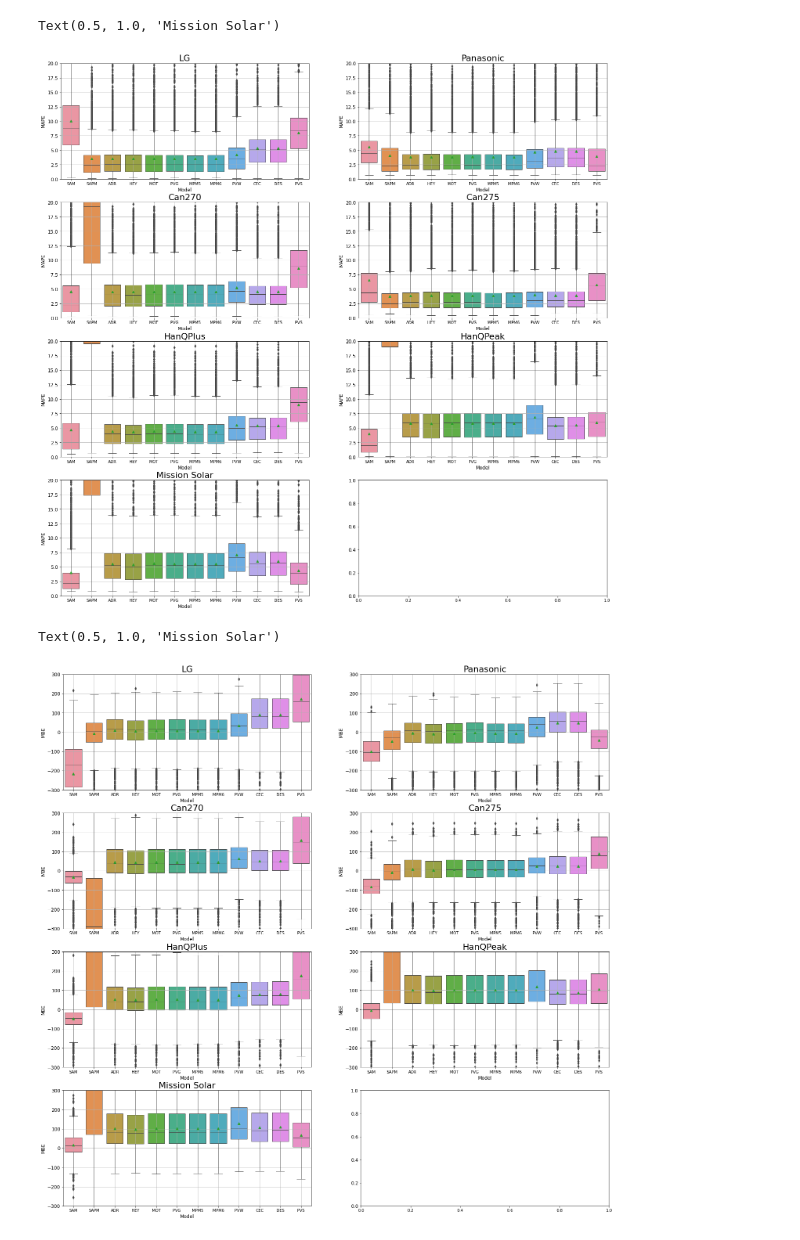
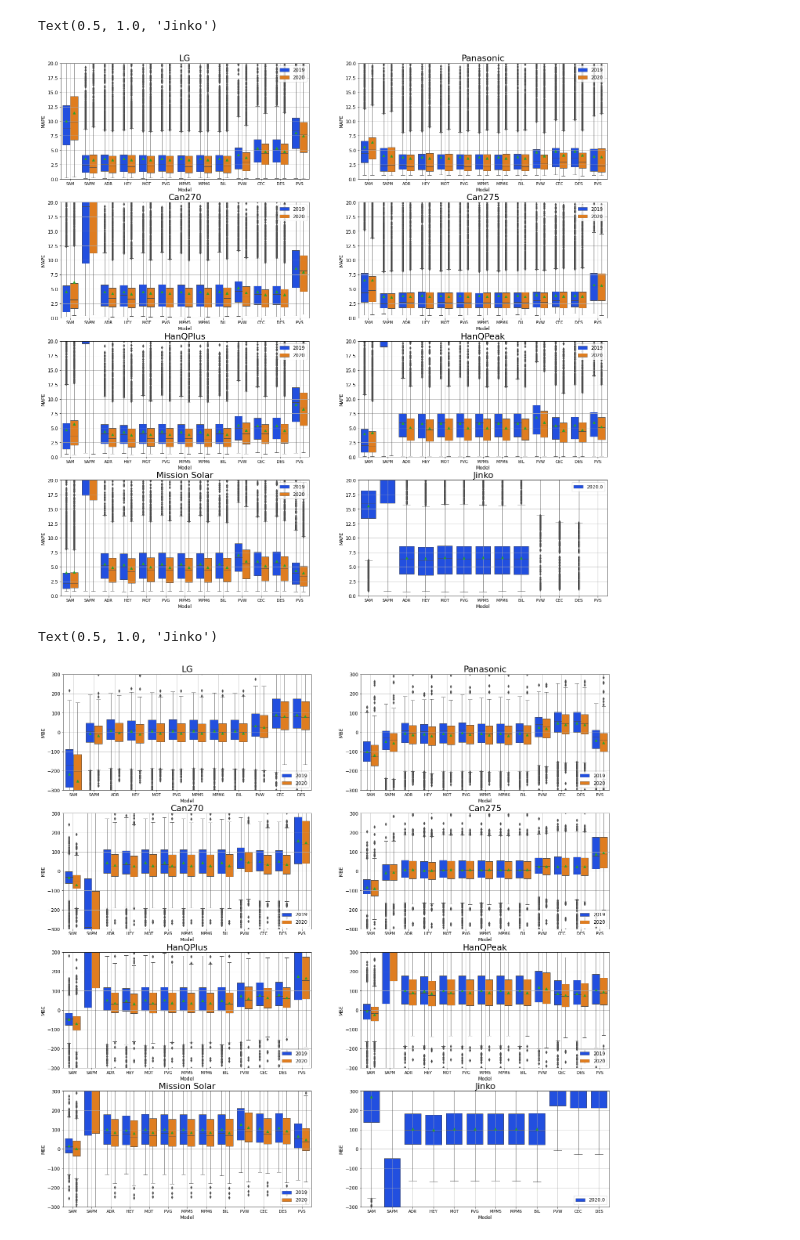
Before and after one commit to lmdeville/PV-Modeling, a Jupyter notebook: PVLT/PVLT_Loop.ipynb, the cells around one changed output. Cells and saved outputs as stored; diff of their text form; code cells hidden in the pictures.

```diff
--- a/PVLT/PVLT_Loop.ipynb
+++ b/PVLT/PVLT_Loop.ipynb
@@ -315,90 +327,106 @@ for mod_name in mod_names:
 # %%
 fig, axes = plt.subplots(nrows=4, ncols=2, figsize=(25,25))#, sharex = 'all', sharey = 'all')
 mape = pd.read_csv('LG_mape.csv')
-ax = sns.boxplot(x = 'Model', y = 'MAPE', data = mape, showmeans=True,ax = axes[0,0])
+ax = sns.boxplot(x = 'Model', y = 'MAPE', data = mape,hue='Year', showmeans=True,ax = axes[0,0], palette='bright')
 ax.set_ylim([0,20])
 ax.grid(True)
+ax.legend(loc='upper right')
 ax.set_title('LG')
 mape = pd.read_csv('Panasonic_mape.csv')
-ax = sns.boxplot(x = 'Model', y = 'MAPE', data = mape, showmeans=True, ax = axes[0,1])
+ax = sns.boxplot(x = 'Model', y = 'MAPE', data = mape,hue='Year' ,showmeans=True, ax = axes[0,1], palette='bright')
 ax.set_ylim([0,20])
 ax.grid(True)
+ax.legend(loc='upper right')
 ax.set_title('Panasonic')
 mape = pd.read_csv('Can270_mape.csv')
-ax = sns.boxplot(x = 'Model', y = 'MAPE', data = mape, showmeans=True, ax = axes[1,0])
+ax = sns.boxplot(x = 'Model', y = 'MAPE', data = mape,hue='Year', showmeans=True, ax = axes[1,0], palette='bright')
 ax.set_ylim([0,20])
 ax.grid(True)
+ax.legend(loc='upper right')
 ax.set_title('Can270')
 mape = pd.read_csv('Can275_mape.csv')
-ax = sns.boxplot(x = 'Model', y = 'MAPE', data = mape, showmeans=True, ax = axes[1,1])
+ax = sns.boxplot(x = 'Model', y = 'MAPE', data = mape, hue='Year',showmeans=True, ax = axes[1,1], palette='bright')
 ax.set_ylim([0,20])
 ax.grid(True)
+ax.legend(loc='upper right')
 ax.set_title('Can275')
 mape = pd.read_csv('HanQPlus_mape.csv')
-ax = sns.boxplot(x = 'Model', y = 'MAPE', data = mape, showmeans=True, ax = axes[2,0])
+ax = sns.boxplot(x = 'Model', y = 'MAPE', data = mape,hue='Year', showmeans=True, ax = axes[2,0], palette='bright')
 ax.set_ylim([0,20])
 ax.grid(True)
+ax.legend(loc='upper right')
 ax.set_title('HanQPlus')
 mape = pd.read_csv('HanQPeak_mape.csv')
-ax = sns.boxplot(x = 'Model', y = 'MAPE', data = mape, showmeans=True, ax = axes[2,1])
+ax = sns.boxplot(x = 'Model', y = 'MAPE', data = mape,hue='Year', showmeans=True, ax = axes[2,1], palette='bright')
 ax.set_ylim([0,20])
 ax.grid(True)
+ax.legend(loc='upper right')
 ax.set_title('HanQPeak')
 mape = pd.read_csv('MissionSolar_mape.csv')
-ax = sns.boxplot(x = 'Model', y = 'MAPE', data = mape, showmeans=True, ax = axes[3,0])
+ax = sns.boxplot(x = 'Model', y = 'MAPE', data = mape,hue='Year', showmeans=True, ax = axes[3,0], palette='bright')
 ax.set_ylim([0,20])
 ax.grid(True)
+ax.legend(loc='upper right')
 ax.set_title('Mission Solar')
-#mape = pd.read_csv('Jinko_mape.csv')
-#ax = sns.boxplot(x = 'Model', y = 'MAPE', data = mape, showmeans=True, ax = axes[3,1])
-#ax.set_ylim([0,20])
-#ax.grid(True)
-#ax.set_title('Jinko')
+mape = pd.read_csv('Jinko_mape.csv')
+ax = sns.boxplot(x = 'Model', y = 'MAPE', data = mape, hue='Year',showmeans=True, ax = axes[3,1], palette='bright')
+ax.set_ylim([0,20])
+ax.grid(True)
+ax.legend(loc='upper right')
+ax.set_title('Jinko')
 # %% [output]
-Text(0.5, 1.0, 'Mission Solar')
+Text(0.5, 1.0, 'Jinko')
-[figure, old version]
+[figure, new version]
 # %%
 fig, axes = plt.subplots(nrows=4, ncols=2, figsize=(25,25))#, sharex = 'all', sharey = 'all')
 mbe = pd.read_csv('LG_mbe.csv')
-ax = sns.boxplot(x = 'Model', y = 'MBE', data = mbe, showmeans=True,ax = axes[0,0])
+ax = sns.boxplot(x = 'Model', y = 'MBE', data = mbe,hue='Year', showmeans=True,ax = axes[0,0], palette='bright')
 ax.set_ylim([-300,300])
 ax.grid(True)
+ax.legend(loc='lower right')
 ax.set_title('LG')
 mbe = pd.read_csv('Panasonic_mbe.csv')
-ax = sns.boxplot(x = 'Model', y = 'MBE', data = mbe, showmeans=True, ax = axes[0,1])
+ax = sns.boxplot(x = 'Model', y = 'MBE', data = mbe,hue='Year', showmeans=True, ax = axes[0,1], palette='bright')
 ax.set_ylim([-300,300])
 ax.grid(True)
+ax.legend(loc='lower right')
 ax.set_title('Panasonic')
 mbe = pd.read_csv('Can270_mbe.csv')
-ax = sns.boxplot(x = 'Model', y = 'MBE', data = mbe, showmeans=True, ax = axes[1,0])
+ax = sns.boxplot(x = 'Model', y = 'MBE', data = mbe,hue='Year', showmeans=True, ax = axes[1,0], palette='bright')
 ax.set_ylim([-300,300])
 ax.grid(True)
+ax.legend(loc='lower right')
 ax.set_title('Can270')
 mbe = pd.read_csv('Can275_mbe.csv')
-ax = sns.boxplot(x = 'Model', y = 'MBE', data = mbe, showmeans=True, ax = axes[1,1])
+ax = sns.boxplot(x = 'Model', y = 'MBE', data = mbe,hue='Year', showmeans=True, ax = axes[1,1], palette='bright')
 ax.set_ylim([-300,300])
 ax.grid(True)
+ax.legend(loc='lower right')
 ax.set_title('Can275')
 mbe = pd.read_csv('HanQPlus_mbe.csv')
-ax = sns.boxplot(x = 'Model', y = 'MBE', data = mbe, showmeans=True, ax = axes[2,0])
+ax = sns.boxplot(x = 'Model', y = 'MBE', data = mbe,hue='Year', showmeans=True, ax = axes[2,0], palette='bright')
 ax.set_ylim([-300,300])
 ax.grid(True)
+ax.legend(loc='lower right')
 ax.set_title('HanQPlus')
 mbe = pd.read_csv('HanQPeak_mbe.csv')
-ax = sns.boxplot(x = 'Model', y = 'MBE', data = mbe, showmeans=True, ax = axes[2,1])
+ax = sns.boxplot(x = 'Model', y = 'MBE', data = mbe,hue='Year', showmeans=True, ax = axes[2,1], palette='bright')
 ax.set_ylim([-300,300])
 ax.grid(True)
+ax.legend(loc='lower right')
 ax.set_title('HanQPeak')
 mbe = pd.read_csv('MissionSolar_mbe.csv')
-ax = sns.boxplot(x = 'Model', y = 'MBE', data = mbe, showmeans=True, ax = axes[3,0])
+ax = sns.boxplot(x = 'Model', y = 'MBE', data = mbe, hue='Year',showmeans=True, ax = axes[3,0], palette='bright')
 ax.set_ylim([-300,300])
 ax.grid(True)
+ax.legend(loc='lower right')
 ax.set_title('Mission Solar')
-#mbe = pd.read_csv('Jinko_mbe.csv')
-#ax = sns.boxplot(x = 'Model', y = 'MBE', data = mbe, showmeans=True, ax = axes[3,1])
-#ax.set_ylim([-300,300])
-#ax.grid(True)
-#ax.set_title('Jinko')
+mbe = pd.read_csv('Jinko_mbe.csv')
+ax = sns.boxplot(x = 'Model', y = 'MBE', data = mbe,hue='Year', showmeans=True, ax = axes[3,1], palette='bright')
+ax.set_ylim([-300,300])
+ax.grid(True)
+ax.legend(loc='lower right')
+ax.set_title('Jinko')
 # %% [output]
-Text(0.5, 1.0, 'Mission Solar')
+Text(0.5, 1.0, 'Jinko')
-[figure, old version]
+[figure, new version]
```
Also changed, not shown: parts of 2 cells of this notebook.
